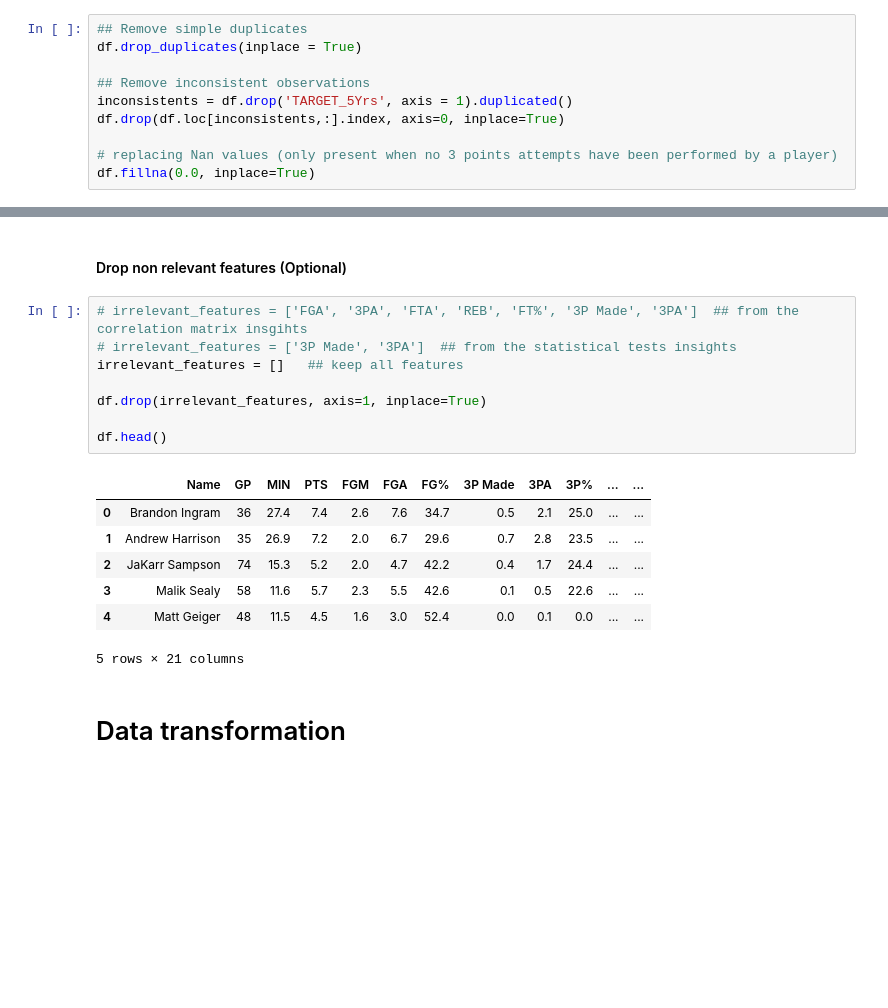
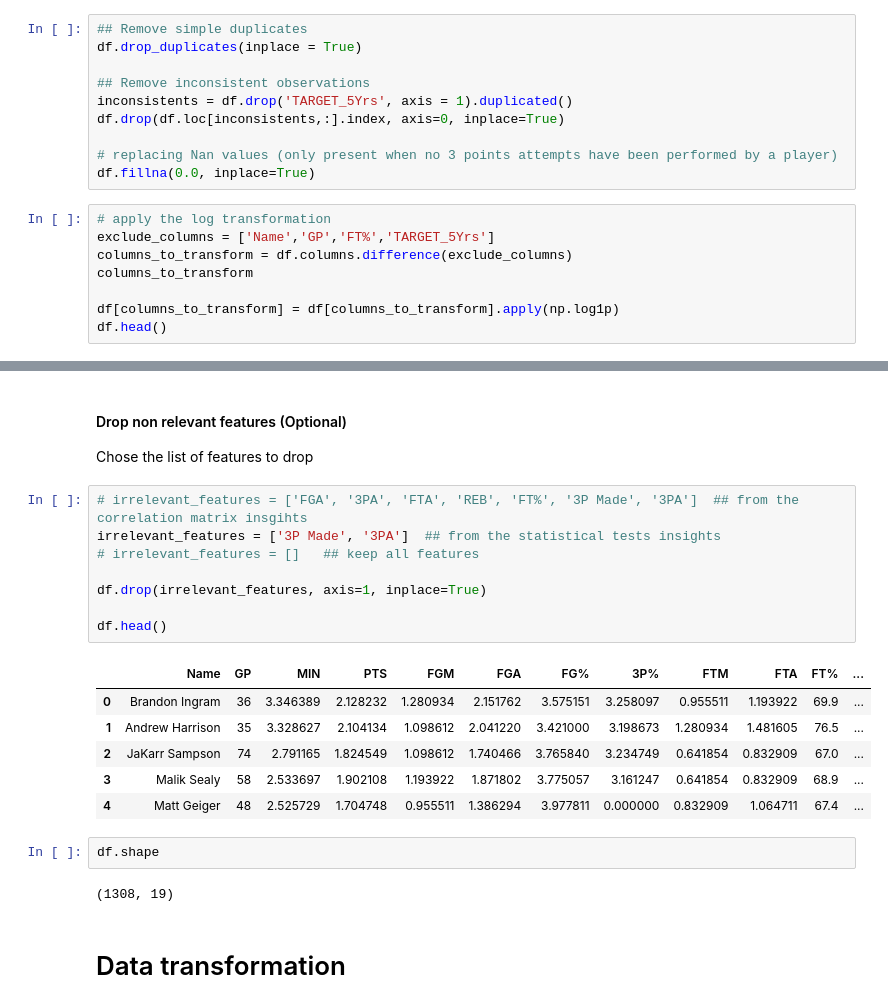
Before and after one commit to RamiroHR/Players_investment_Analysis_and_API, a Jupyter notebook: Modeling.ipynb, the cells around one changed output, grey strips where cells are left out. Cells and saved outputs as stored; diff of their text form; blank space fills up the shorter version.

Commit message:
Update file to include log1p transformation of certain features

```diff
--- a/Modeling.ipynb
+++ b/Modeling.ipynb
@@ -144,3 +144,11 @@ df.drop(df.loc[inconsistents,:].index, axis=0, inplace=True)
 
 # replacing Nan values (only present when no 3 points attempts have been performed by a player)
 df.fillna(0.0, inplace=True)
+# %%
+# apply the log transformation
+exclude_columns = ['Name','GP','FT%','TARGET_5Yrs']
+columns_to_transform = df.columns.difference(exclude_columns)
+columns_to_transform
+
+df[columns_to_transform] = df[columns_to_transform].apply(np.log1p)
+df.head()
@@ -147,21 +163,25 @@ df.fillna(0.0, inplace=True)
 # %% [markdown]
 #### Drop non relevant features (Optional)
+Chose the list of features to drop
 # %%
 # irrelevant_features = ['FGA', '3PA', 'FTA', 'REB', 'FT%', '3P Made', '3PA']  ## from the correlation matrix insgihts
-# irrelevant_features = ['3P Made', '3PA']  ## from the statistical tests insights
-irrelevant_features = []   ## keep all features
+irrelevant_features = ['3P Made', '3PA']  ## from the statistical tests insights
+# irrelevant_features = []   ## keep all features
 
 df.drop(irrelevant_features, axis=1, inplace=True)
 
 df.head()
 # %% [output]
-|  | Name | GP | MIN | PTS | FGM | FGA | FG% | 3P Made | 3PA | 3P% | ... | ... |
-| 0 | Brandon Ingram | 36 | 27.4 | 7.4 | 2.6 | 7.6 | 34.7 | 0.5 | 2.1 | 25.0 | ... | ... |
-| 1 | Andrew Harrison | 35 | 26.9 | 7.2 | 2.0 | 6.7 | 29.6 | 0.7 | 2.8 | 23.5 | ... | ... |
-| 2 | JaKarr Sampson | 74 | 15.3 | 5.2 | 2.0 | 4.7 | 42.2 | 0.4 | 1.7 | 24.4 | ... | ... |
-| 3 | Malik Sealy | 58 | 11.6 | 5.7 | 2.3 | 5.5 | 42.6 | 0.1 | 0.5 | 22.6 | ... | ... |
-| 4 | Matt Geiger | 48 | 11.5 | 4.5 | 1.6 | 3.0 | 52.4 | 0.0 | 0.1 | 0.0 | ... | ... |
+|  | Name | GP | MIN | PTS | FGM | FGA | FG% | 3P% | FTM | FTA | FT% | ... |
+| 0 | Brandon Ingram | 36 | 3.346389 | 2.128232 | 1.280934 | 2.151762 | 3.575151 | 3.258097 | 0.955511 | 1.193922 | 69.9 | ... |
+| 1 | Andrew Harrison | 35 | 3.328627 | 2.104134 | 1.098612 | 2.041220 | 3.421000 | 3.198673 | 1.280934 | 1.481605 | 76.5 | ... |
+| 2 | JaKarr Sampson | 74 | 2.791165 | 1.824549 | 1.098612 | 1.740466 | 3.765840 | 3.234749 | 0.641854 | 0.832909 | 67.0 | ... |
+| 3 | Malik Sealy | 58 | 2.533697 | 1.902108 | 1.193922 | 1.871802 | 3.775057 | 3.161247 | 0.641854 | 0.832909 | 68.9 | ... |
+| 4 | Matt Geiger | 48 | 2.525729 | 1.704748 | 0.955511 | 1.386294 | 3.977811 | 0.000000 | 0.832909 | 1.064711 | 67.4 | ... |
-5 rows × 21 columns
+# %%
+df.shape
+# %% [output]
+(1308, 19)
 # %% [markdown]
 # Data transformation
 # %% [markdown]
```
Also changed, not shown: parts of 18 cells of this notebook, 1 other file.
